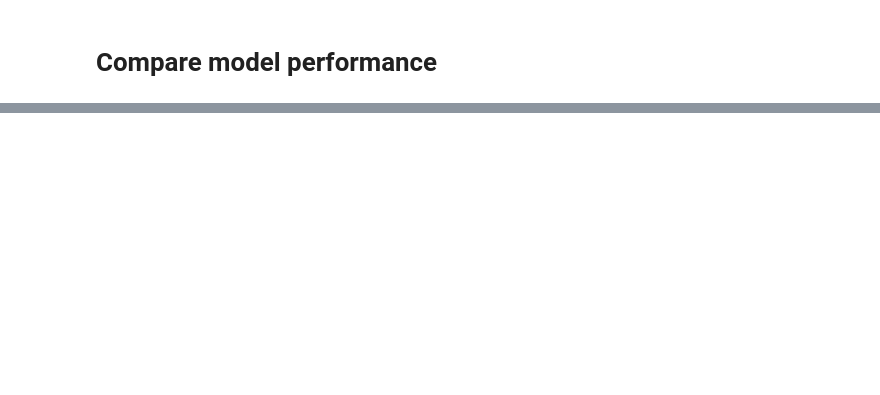
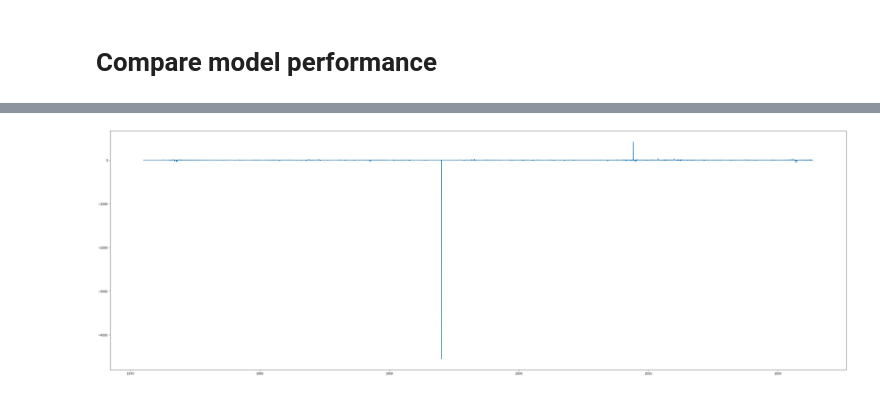
Before and after one commit to jamsyd/jamsydLibrary, a Jupyter notebook: approved_strategies/corn_arma_ma/documents/compare_performance.ipynb, the cells around one changed output, grey strips where cells are left out. Saved outputs shown, nothing was run; the diff lists cells and outputs as text; code cells hidden in the pictures; blank space fills up the shorter version.

```diff
--- a/approved_strategies/corn_arma_ma/documents/compare_performance.ipynb
+++ b/approved_strategies/corn_arma_ma/documents/compare_performance.ipynb
@@ -35,0 +82,13 @@ for i in range(1,metadata_df['order_p'][0]+1):
+# %%
+forecast_df1 = pd.read_csv(r'C:\Users\James Stanley\Documents\GitHub\backtest_utilities\approved_strategies\corn_arma_ma\output\arma_(1,0)\forecasts_corn_(1, 0)_True_5.csv',parse_dates=True,index_col='asofdate')
+forecast_df2 = pd.read_csv(r'C:\Users\James Stanley\Documents\GitHub\backtest_utilities\approved_strategies\corn_arma_ma\output\arma(1,1)\forecasts_corn_(1, 1)_True_5.csv',parse_dates=True,index_col='asofdate')
+forecast_df3 = pd.read_csv(r'C:\Users\James Stanley\Documents\GitHub\backtest_utilities\approved_strategies\corn_arma_ma\output\arma(2,2)\forecasts_corn_(2, 2)_True_5.csv',parse_dates=True,index_col='asofdate')
+forecast_df4 = pd.read_csv(r'C:\Users\James Stanley\Documents\GitHub\backtest_utilities\approved_strategies\corn_arma_ma\output\arma_(3,3)\forecasts_corn_(3, 3)_True_5.csv',parse_dates=True,index_col='asofdate')
+# %%
+plt.figure(figsize=(45,15))
+
+plt.plot(forecast_df3['pointForecast'] - forecast_df4['pointForecast'])
+
+plt.show()
+# %% [output]
+[figure, added]
```
Also changed, not shown: parts of 16 cells of this notebook, 11 other files.
